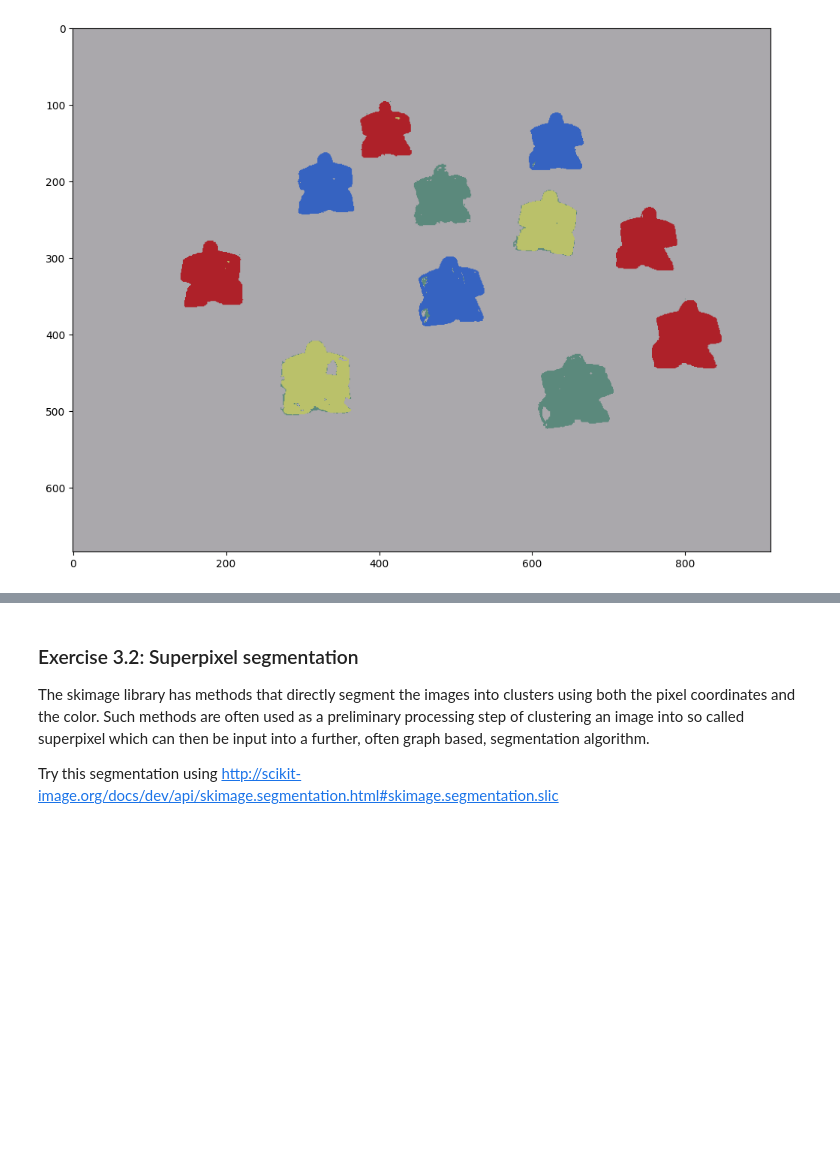
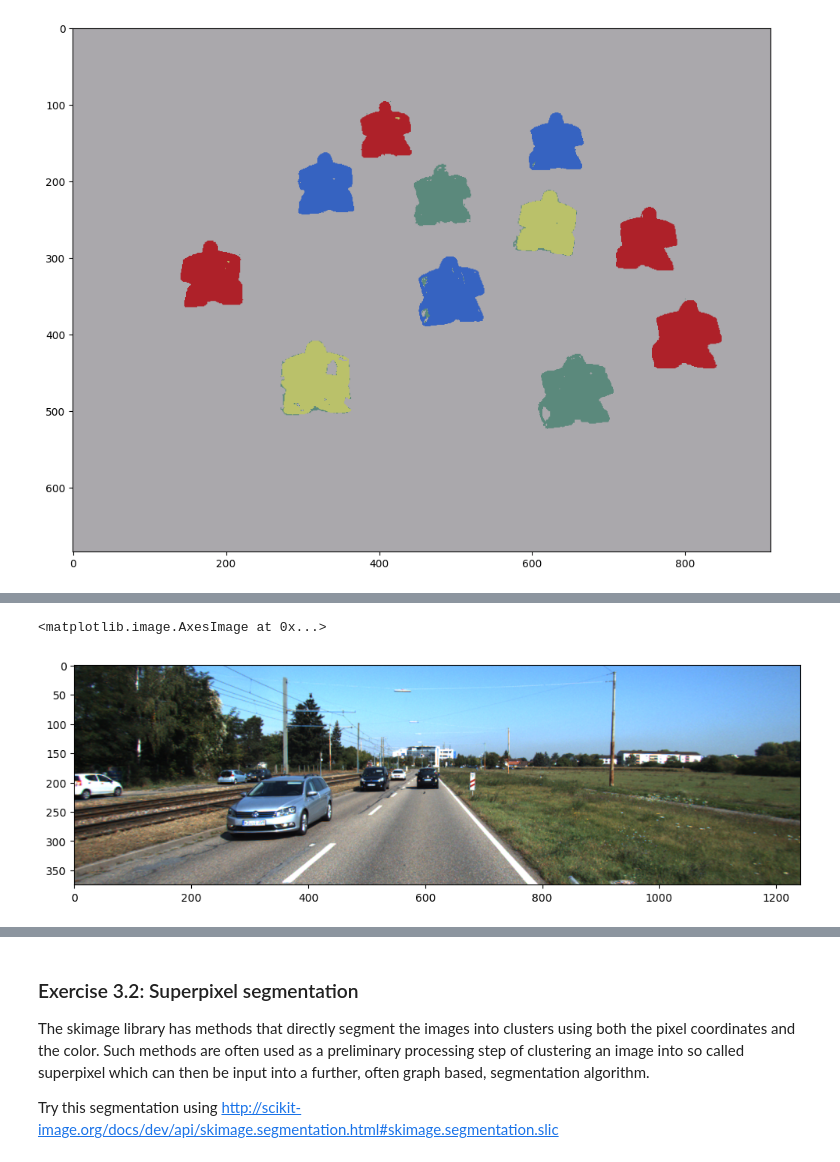
Before and after one commit to dennisshushackost/TSM_CompVIs, a Jupyter notebook: Exercises/Exercise 7/ex7.ipynb, the cells around one changed output, grey strips where cells are left out. Saved outputs shown, nothing was run; the diff lists cells and outputs as text; code cells hidden in the pictures; blank space fills up the shorter version.

```diff
--- a/Exercises/Exercise 7/ex7.ipynb
+++ b/Exercises/Exercise 7/ex7.ipynb
@@ -196,6 +196,9 @@ We want to try out different segmentation algorithms on a more difficult image f
 
 Try K-Means on this data set.
 # %%
-image = skimage.io.imread('images/000041_10.png')
+image = skimage.io.imread('images/images/000041_10.png')
 data = image.reshape((-1,3)).astype(np.float32)
 plt.imshow(image)
+# %% [output]
+<matplotlib.image.AxesImage at 0x...>
+[figure, added]
```
Also changed, not shown: parts of 4 cells of this notebook.
